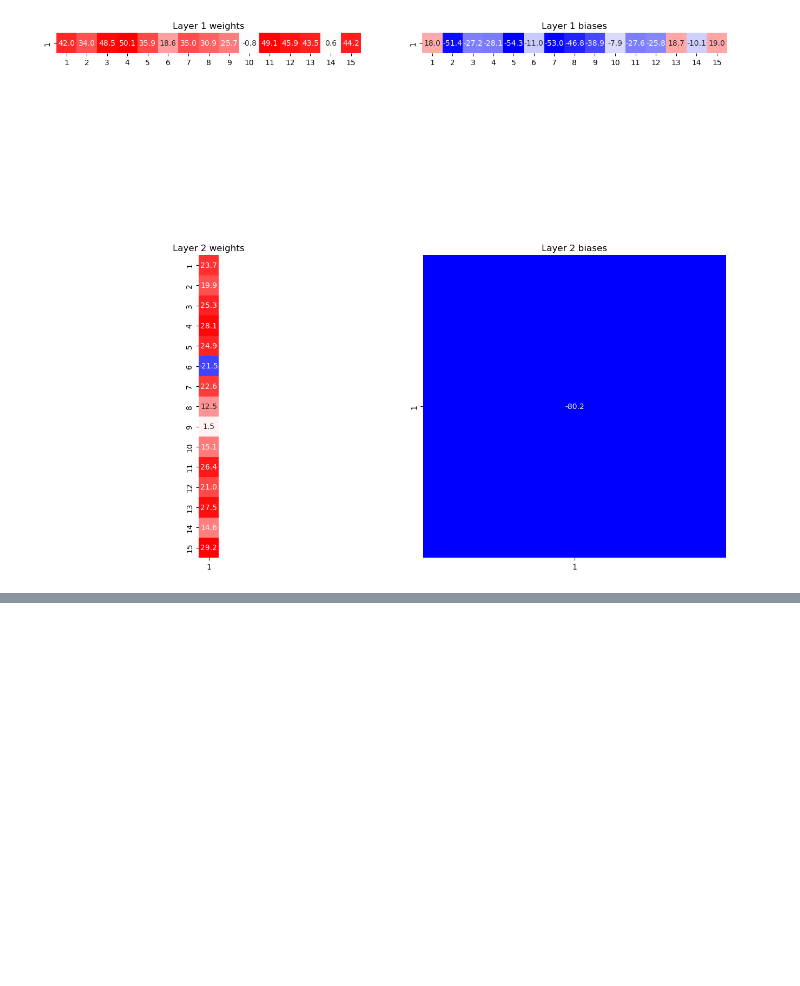
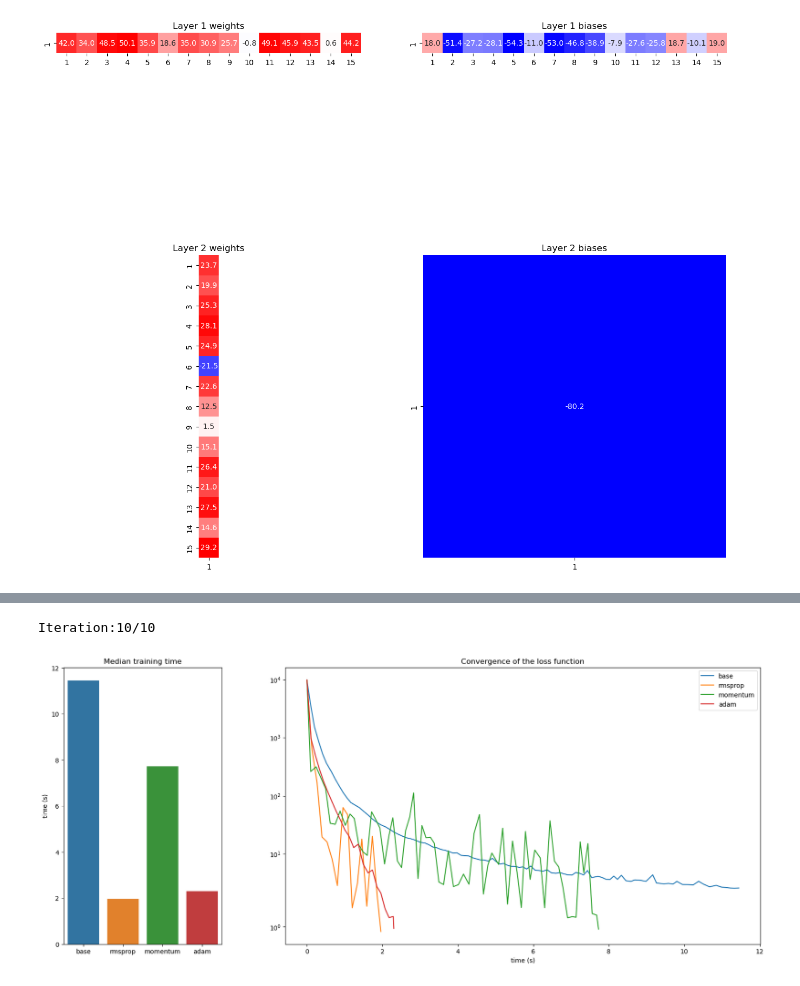
Before and after one commit to skowronskid/Computational-Analysis-Methods, a Jupyter notebook: NN/main.ipynb, the cells around one changed output, grey strips where cells are left out. Cells and saved outputs as stored; diff of their text form; code cells hidden in the pictures; blank space fills up the shorter version.

```diff
--- a/NN/main.ipynb
+++ b/NN/main.ipynb
@@ -682,0 +478,7 @@ Epoch 50000/50000, Loss: 1.0265753133532383
+# %%
+results = benchmark(df_train["x"],df_train["y"],hidden=[30], epochs=1000, batch_size=32, loss_stop=1, range_=10,
+                         learning_rate_base=0.005, learning_rate_rmsprop=0.1, learning_rate_momentum=0.05,learning_rate_adam=0.1,
+                         normalisation_coef= 0.99, momentum_coef=0.3, adam_coefs=[0.999,0.6])
+# %% [output]
+Iteration:10/10
+[figure, added]
```
Also changed, not shown: parts of 21 cells of this notebook, 1 other file.
